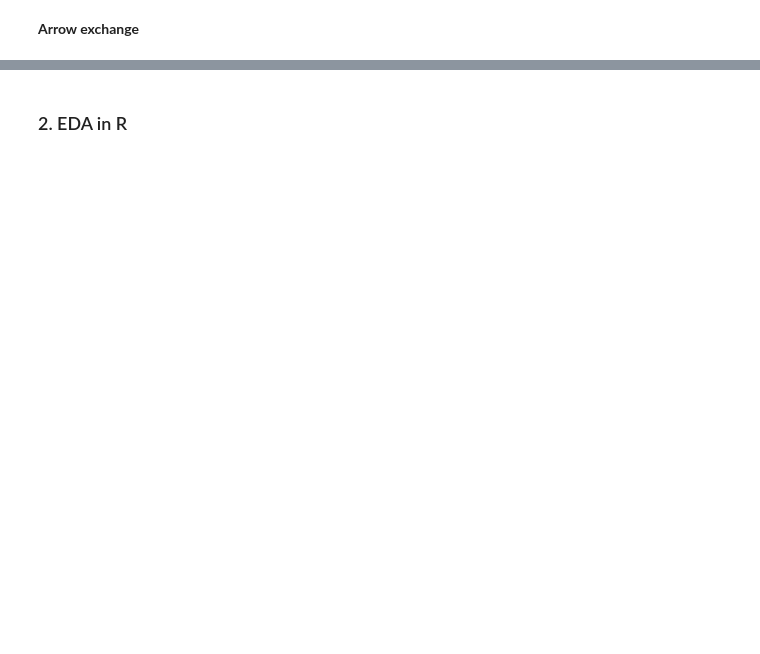
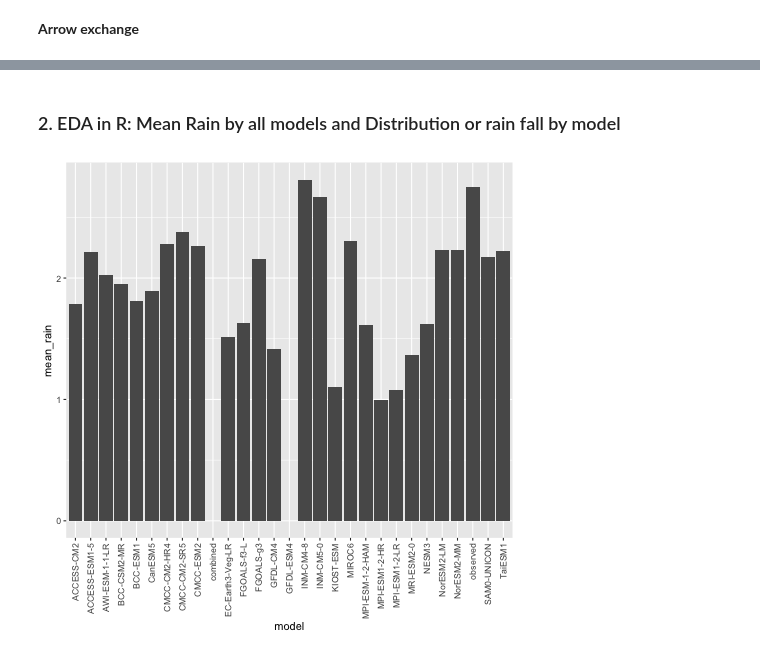
Before and after one commit to Affrin101/Predicting-Daily-Rainfall-in-New-South-Wales, a Jupyter notebook: notebooks/Milestone1.ipynb, the cells around one changed output, grey strips where cells are left out. Saved outputs shown, nothing was run; the diff lists cells and outputs as text; code cells hidden in the pictures; blank space fills up the shorter version.

```diff
--- a/notebooks/Milestone1.ipynb
+++ b/notebooks/Milestone1.ipynb
@@ -433,6 +367,7 @@ start_time <- Sys.time()
 suppressMessages(library(dplyr))
 df_ae <- r_table
 end_time <- Sys.time()
+df_ae_final <- df_ae %>% collect()
 print(df_ae %>% collect())
 print(end_time - start_time)
 # %% [output]
@@ -456,2 +391,9 @@ Wall time: 4.34 s
 # %% [markdown]
-### 2. EDA in R
+### 2. EDA in R: Mean Rain by all models and Distribution or rain fall by model
+# %%
+%%time
+%%R
+names(df_ae_final) <- make.names(names(df_ae_final), unique=TRUE)
+df_ae_final %>% group_by(model) %>% summarise(mean_rain = mean(rain..mm.day.)) %>% ggplot((aes(x=model,y=mean_rain))) + geom_bar(stat='identity')+ theme(axis.text.x = element_text(angle = 90, vjust = 0.5, hjust=1))
+# %% [output]
+[figure, added]
```
Also changed, not shown: parts of 30 cells of this notebook.
